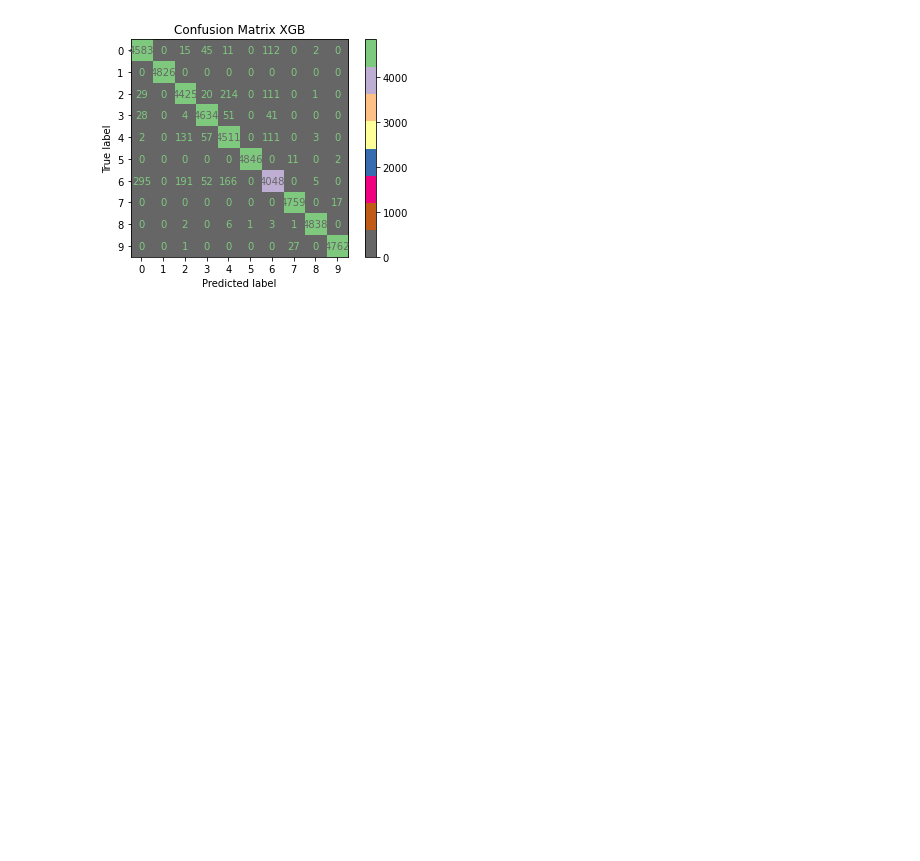
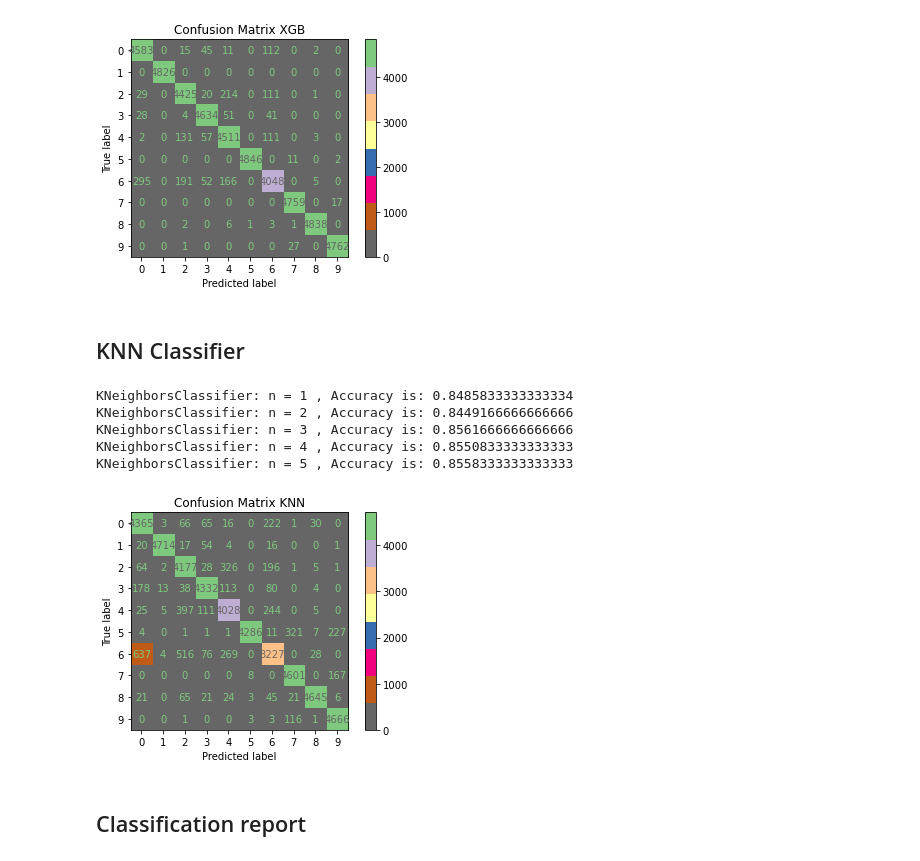
Before and after one commit to GalKoaz/Data-visualization, a Jupyter notebook: Fashion-Mnist.ipynb, the cells around one changed output. Drawn from its saved outputs; the diff is of its cells as text; code cells hidden in the pictures; blank space fills up the shorter version.

```diff
--- a/Fashion-Mnist.ipynb
+++ b/Fashion-Mnist.ipynb
@@ -195,3 +214,26 @@ plt.title('Confusion Matrix XGB')
 plt.show()
 # %% [output]
 [figure]
+# %% [markdown]
+## KNN Classifier
+# %%
+#knn classifier with for loop [1-5] to check the best accuracy of n
+for n in range(1, 6):
+    knn = KNeighborsClassifier(n_neighbors = n)
+    knn.fit(X_train, y_train)
+    y_pred = knn.predict(X_test)
+    print('KNeighborsClassifier: n = {} , Accuracy is: {}'.format(n,knn.score(X_test,y_test)))
+# %% [output]
+KNeighborsClassifier: n = 1 , Accuracy is: 0.8485833333333334
+KNeighborsClassifier: n = 2 , Accuracy is: 0.8449166666666666
+KNeighborsClassifier: n = 3 , Accuracy is: 0.8561666666666666
+KNeighborsClassifier: n = 4 , Accuracy is: 0.8550833333333333
+KNeighborsClassifier: n = 5 , Accuracy is: 0.8558333333333333
+# %%
+plot_confusion_matrix(knn, X_train, y_train, cmap = "Accent_r", normalize= None)
+plt.title('Confusion Matrix KNN')
+plt.show()
+# %% [output]
+[figure, added]
+# %% [markdown]
+## Classification report
```
Also changed, not shown: parts of 14 cells of this notebook.
